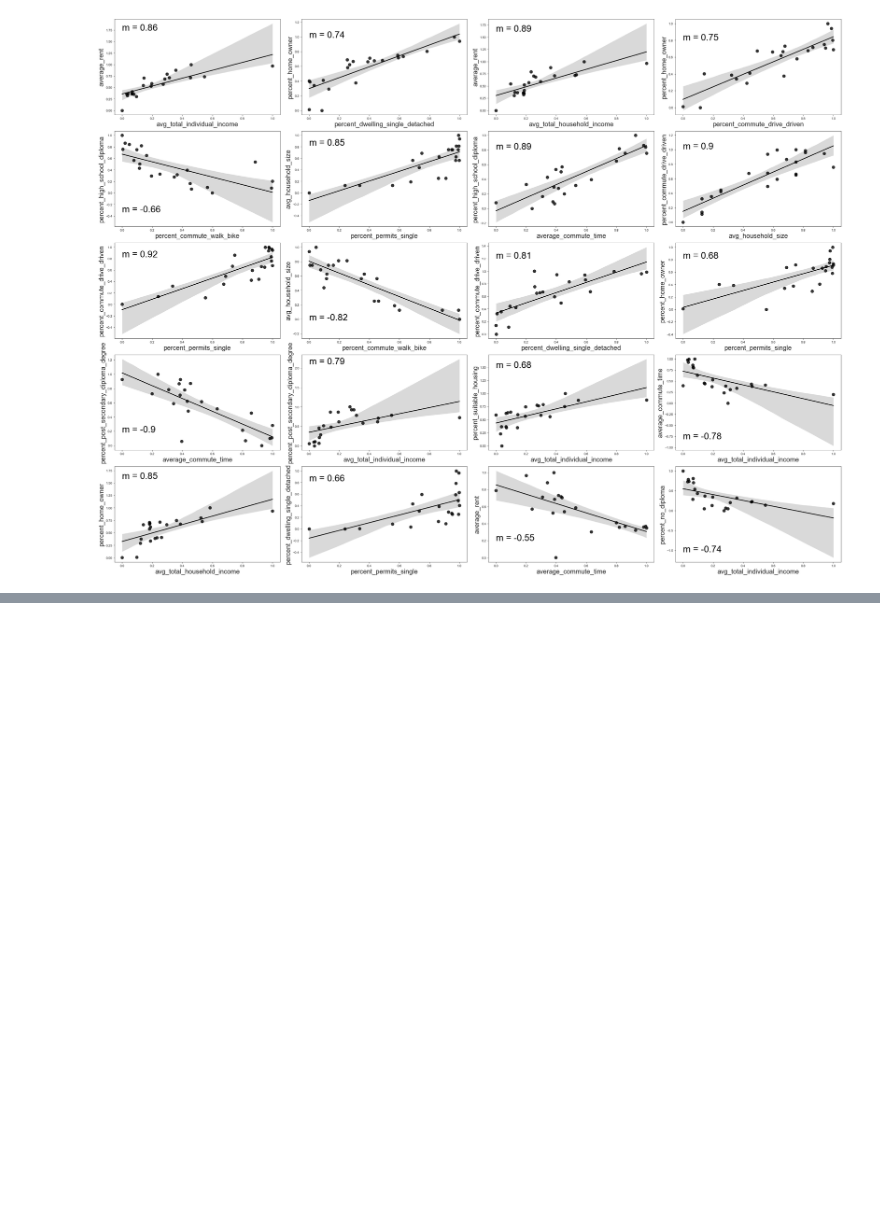
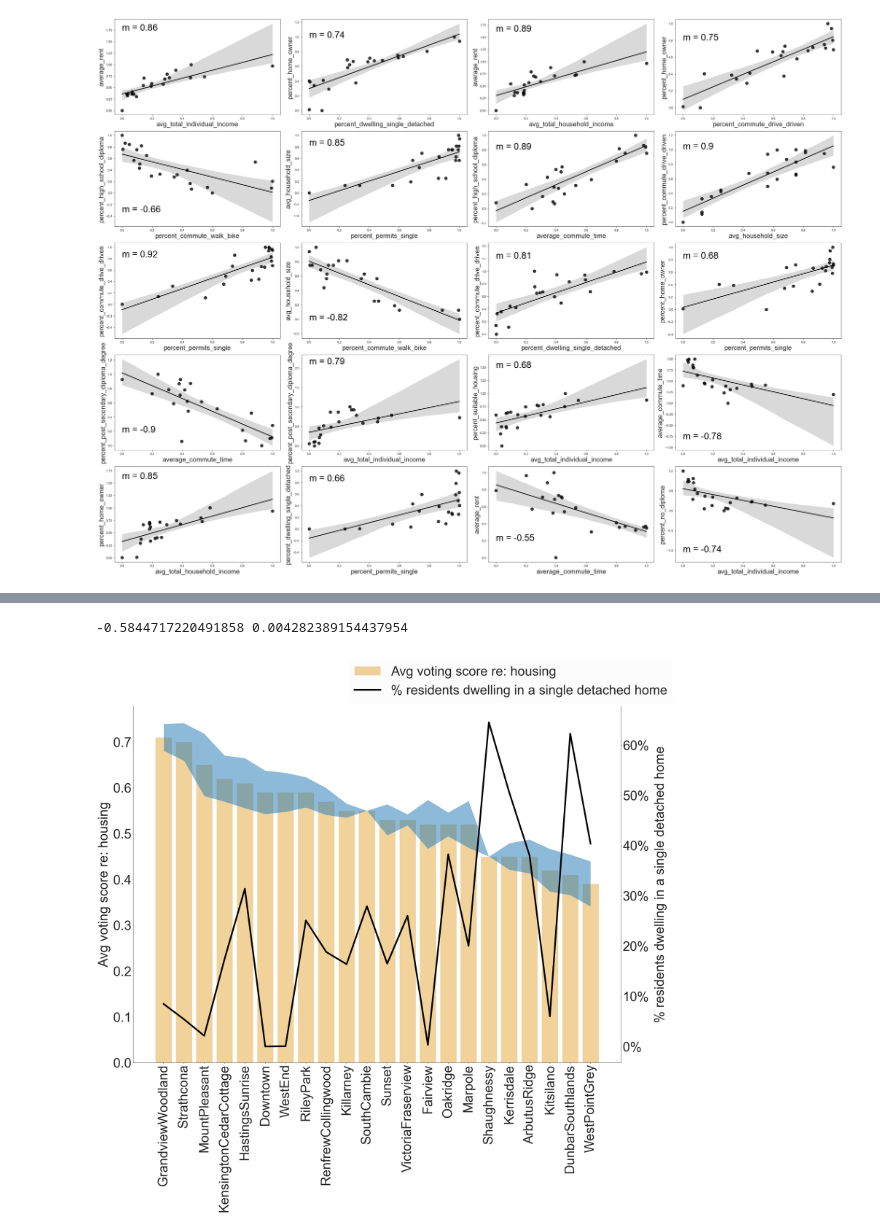
Before and after one commit to joinedspace/dejavu, a Jupyter notebook: datasets-queries/dejavu.ipynb, the cells around one changed output, grey strips where cells are left out. Cells and saved outputs as stored; diff of their text form; code cells hidden in the pictures; blank space fills up the shorter version.

```diff
--- a/datasets-queries/dejavu.ipynb
+++ b/datasets-queries/dejavu.ipynb
@@ -296,0 +234,45 @@ plt.savefig('population_density_by_neighborhood.png', bbox_inches='tight')
+# %%
+#----- Looking into election results per neighborhood along with the % of dwellings of multi type
+df_2022_election_new = sqldf('select neighborhood, category, avg_score_neighborhood, stdev_neighborhood, percent_dwelling_single_detached from df_2022_election inner join percent_single_detached_nb on neighborhood = locale')
+
+voting_by_neighborhood = df_2022_election_new.drop_duplicates().sort_values(by=['avg_score_neighborhood'],
+                                                                            ascending=False).reset_index()
+
+fig_5 = plt.figure()
+ax6 = fig_5.add_subplot(111)
+sns.barplot(data=voting_by_neighborhood,
+             x="neighborhood", y="avg_score_neighborhood", color = "orange", alpha = 0.45,
+                   label = 'Avg voting score re: housing')
+
+#----- Plotting the standard deviations in blue
+ax6.fill_between(voting_by_neighborhood["neighborhood"], y1=voting_by_neighborhood["avg_score_neighborhood"] -
+                 voting_by_neighborhood["stdev_neighborhood"],
+                 y2=voting_by_neighborhood["avg_score_neighborhood"] +
+                 voting_by_neighborhood["stdev_neighborhood"], alpha=.5)
+
+plt.xticks(rotation=90)
+ax6.set_ylabel('Avg voting score re: housing', labelpad=10, fontsize = 48)
+ax6.set_xlabel('')
+ax6.tick_params(axis='both', which='major', labelsize=48)
+
+ax7 = plt.twinx()
+sns.lineplot(data=voting_by_neighborhood,
+             x="neighborhood", y="percent_dwelling_single_detached", color="black", ax=ax7, linewidth = 6,
+                    label = '% residents dwelling in a single detached home', legend = False)
+ax7.set_ylabel('% residents dwelling in a single detached home', labelpad = 20, fontsize = 48)
+ax7.set_xlabel('')
+ax7.tick_params(axis='both', which='major', labelsize=48)
+ax7.yaxis.set_major_formatter(mtick.PercentFormatter())
+
+fig_5.legend(loc="upper right", facecolor = 'black', framealpha = 0.01, fontsize = 48)
+
+sns.despine(bottom = False, left = False, right = False)
+plt.savefig('housing_voting_score_by_neighborhood.png', bbox_inches='tight')
+
+#----- Running the Spearman Correlation calculation
+correlation_voting, pvalue_voting = scp.spearmanr(voting_by_neighborhood[['avg_score_neighborhood']],
+                                                  voting_by_neighborhood[['percent_dwelling_single_detached']])
+print(correlation_voting, pvalue_voting)
+# %% [output]
+-0.5844717220491858 0.004282389154437954
+[figure, added]
```
Also changed, not shown: parts of 5 cells of this notebook.
